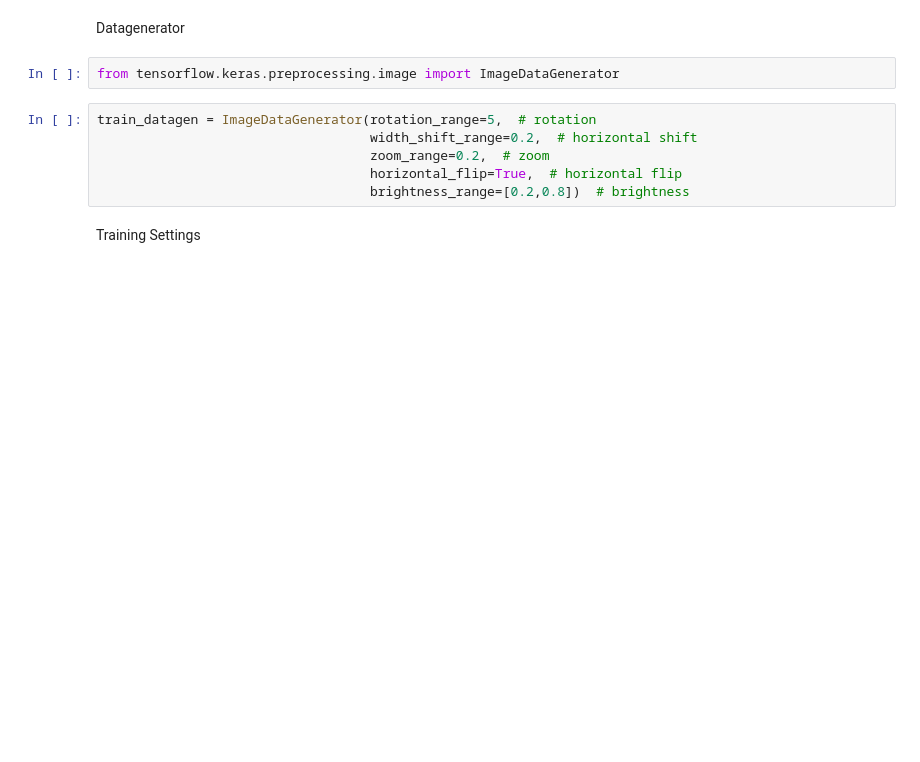
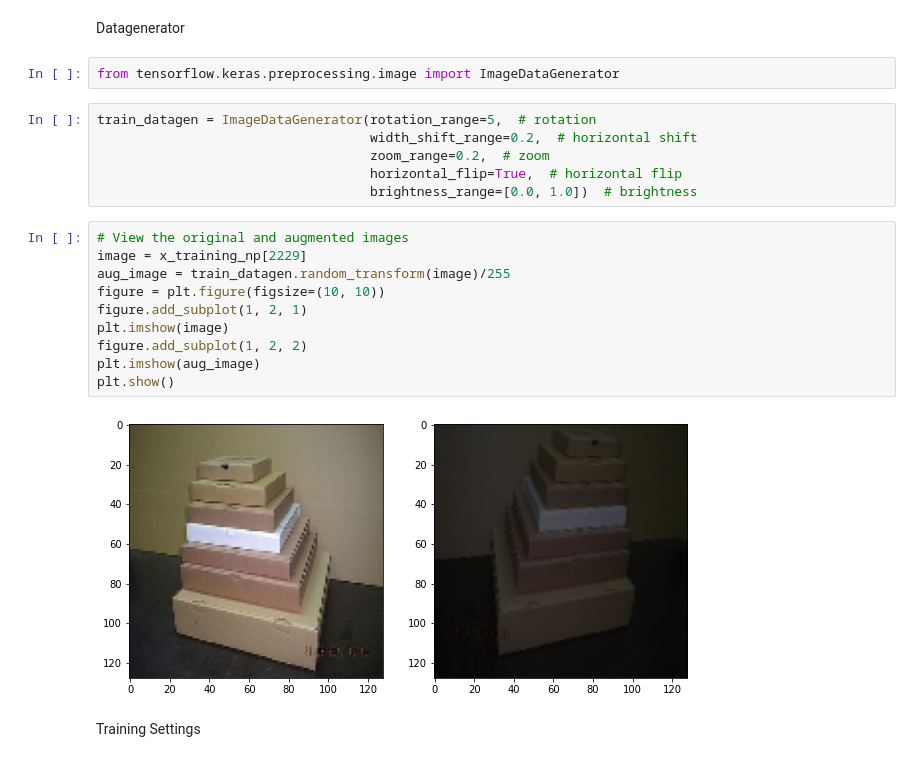
Before and after one commit to frankchang1000/PlasticPal, a Jupyter notebook: training.ipynb, the cells around one changed output. Drawn from its saved outputs; the diff is of its cells as text; blank space fills up the shorter version.

```diff
--- a/training.ipynb
+++ b/training.ipynb
@@ -134,7 +139,19 @@ train_datagen = ImageDataGenerator(rotation_range=5,  # rotation
                                    width_shift_range=0.2,  # horizontal shift
                                    zoom_range=0.2,  # zoom
                                    horizontal_flip=True,  # horizontal flip
-                                   brightness_range=[0.2,0.8])  # brightness
+                                   brightness_range=[0.0, 1.0])  # brightness
+# %%
+# View the original and augmented images
+image = x_training_np[2229]
+aug_image = train_datagen.random_transform(image)/255
+figure = plt.figure(figsize=(10, 10))
+figure.add_subplot(1, 2, 1)
+plt.imshow(image)
+figure.add_subplot(1, 2, 2)
+plt.imshow(aug_image)
+plt.show()
+# %% [output]
+[figure, added]
 # %% [markdown]
 Training Settings
 # %%
```
Also changed, not shown: parts of 7 cells of this notebook.
